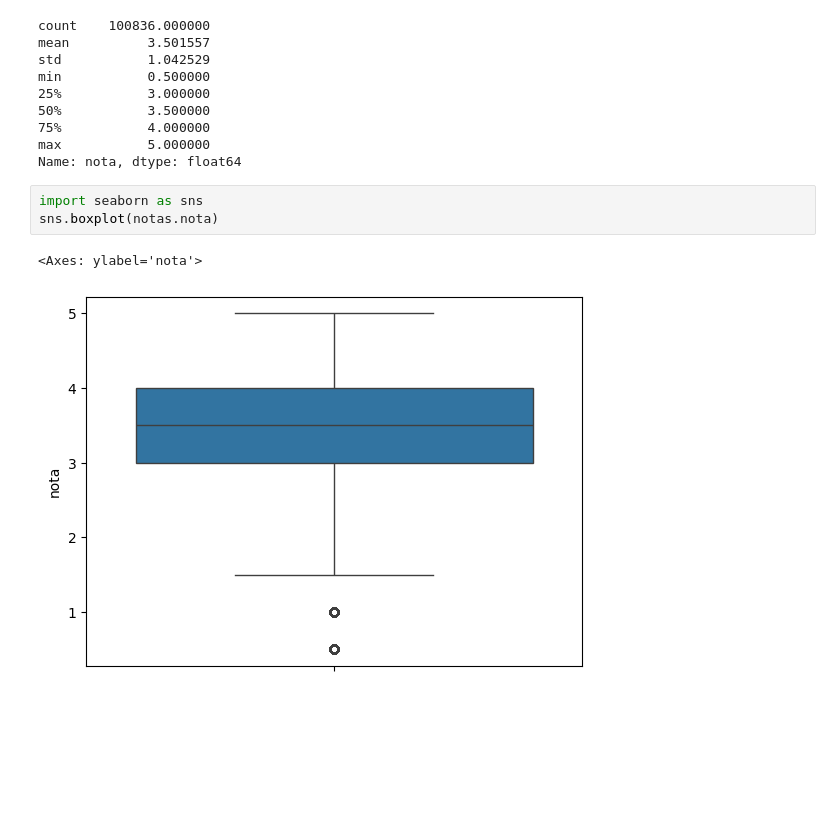
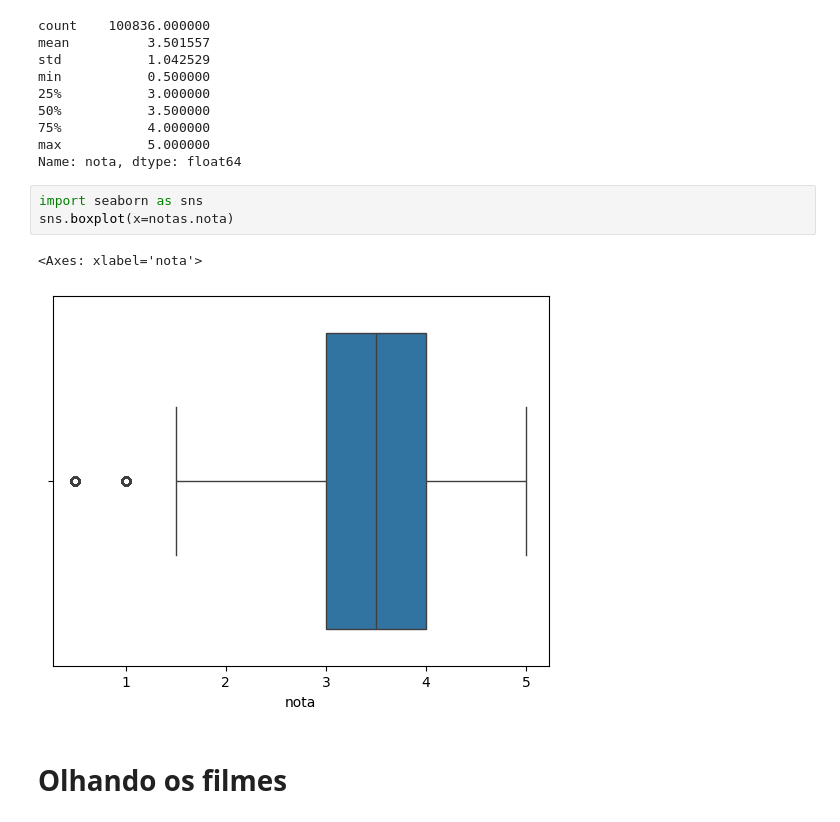
Before and after one commit to andrmateus/alura-data-science, a Jupyter notebook: Analise e Visualizacao de Dados/Introdução a Data Science.ipynb, the cells around one changed output. Cells and saved outputs as stored; diff of their text form; blank space fills up the shorter version.

Commit message:
visualizacao de dados e estatistica

```diff
--- a/Analise e Visualizacao de Dados/Introdução a Data Science.ipynb
+++ b/Analise e Visualizacao de Dados/Introdução a Data Science.ipynb
@@ -70,8 +72,10 @@ max           5.000000
 Name: nota, dtype: float64
 # %%
 import seaborn as sns
-sns.boxplot(notas.nota)
+sns.boxplot(x=notas.nota)
 # %% [output]
-<Axes: ylabel='nota'>
+<Axes: xlabel='nota'>
-[figure, old version]
+[figure, new version]
+# %% [markdown]
+# Olhando os filmes
 # %%
```
Also changed, not shown: parts of 45 cells of this notebook, 1 other file.
